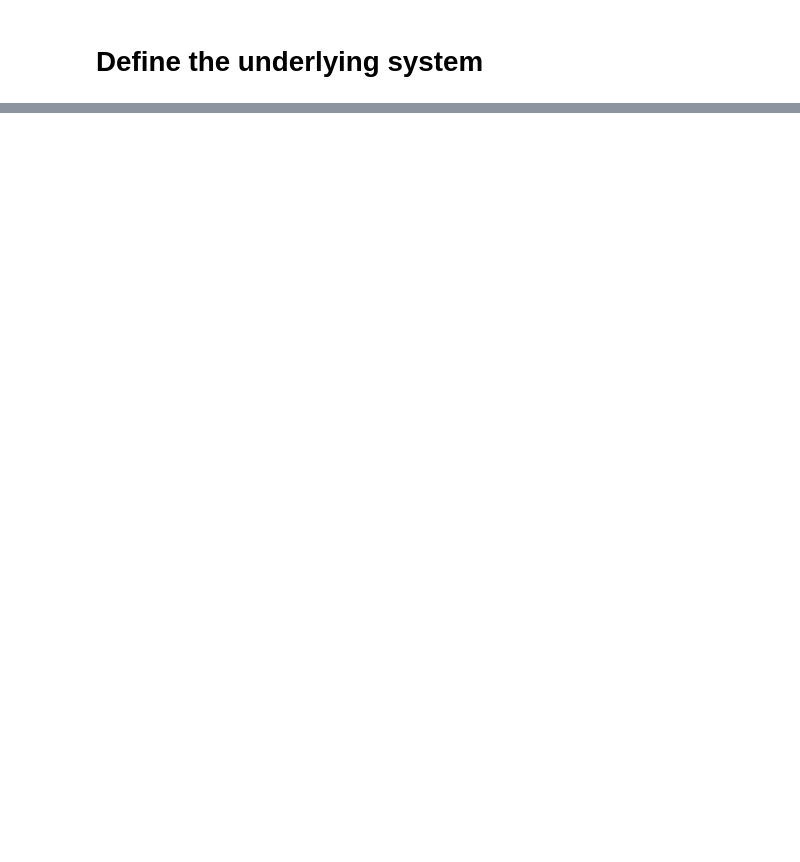
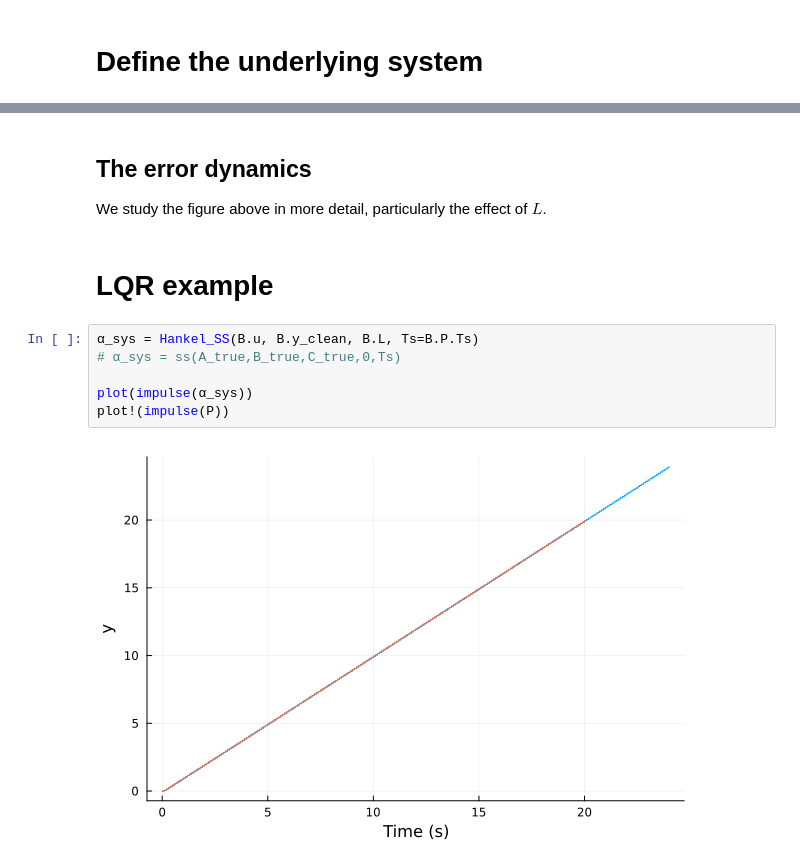
Before and after one commit to NPLawrence/deepHankel, a Jupyter notebook: examples/approx_error.ipynb, the cells around one changed output, grey strips where cells are left out. Cells and saved outputs as stored; diff of their text form; blank space fills up the shorter version.

```diff
--- a/examples/approx_error.ipynb
+++ b/examples/approx_error.ipynb
@@ -66,0 +177,13 @@ plot!(plt[2], t, y_data_true, ylabel = L"y", label="truth", linetype=:step, lw=1
+# %% [markdown]
+## The error dynamics
+We study the figure above in more detail, particularly the effect of $L$.
+# %% [markdown]
+# LQR example
+# %%
+α_sys = Hankel_SS(B.u, B.y_clean, B.L, Ts=B.P.Ts)
+# α_sys = ss(A_true,B_true,C_true,0,Ts)
+
+plot(impulse(α_sys))
+plot!(impulse(P))
+# %% [output]
+[figure, added]
```
Also changed, not shown: parts of 18 cells of this notebook, 58 other files.
